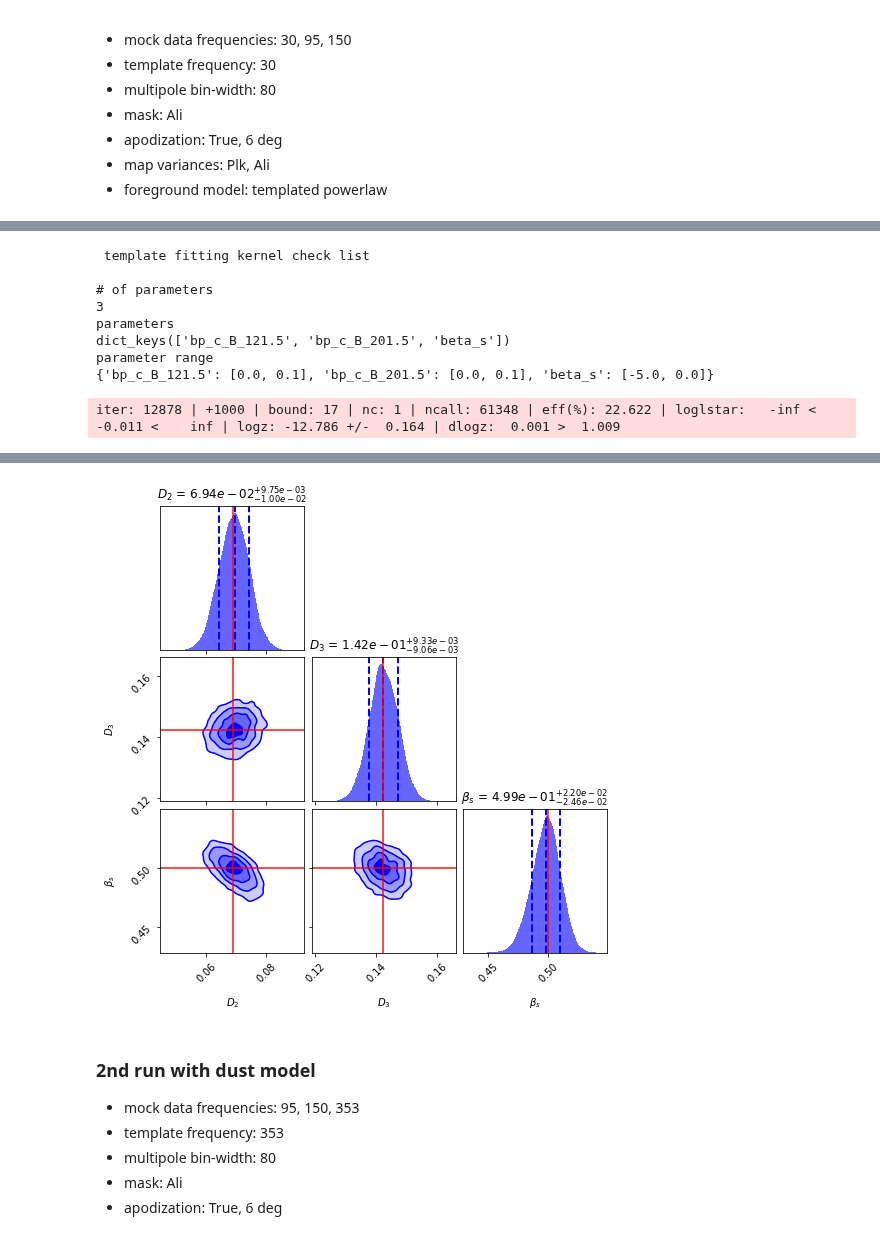
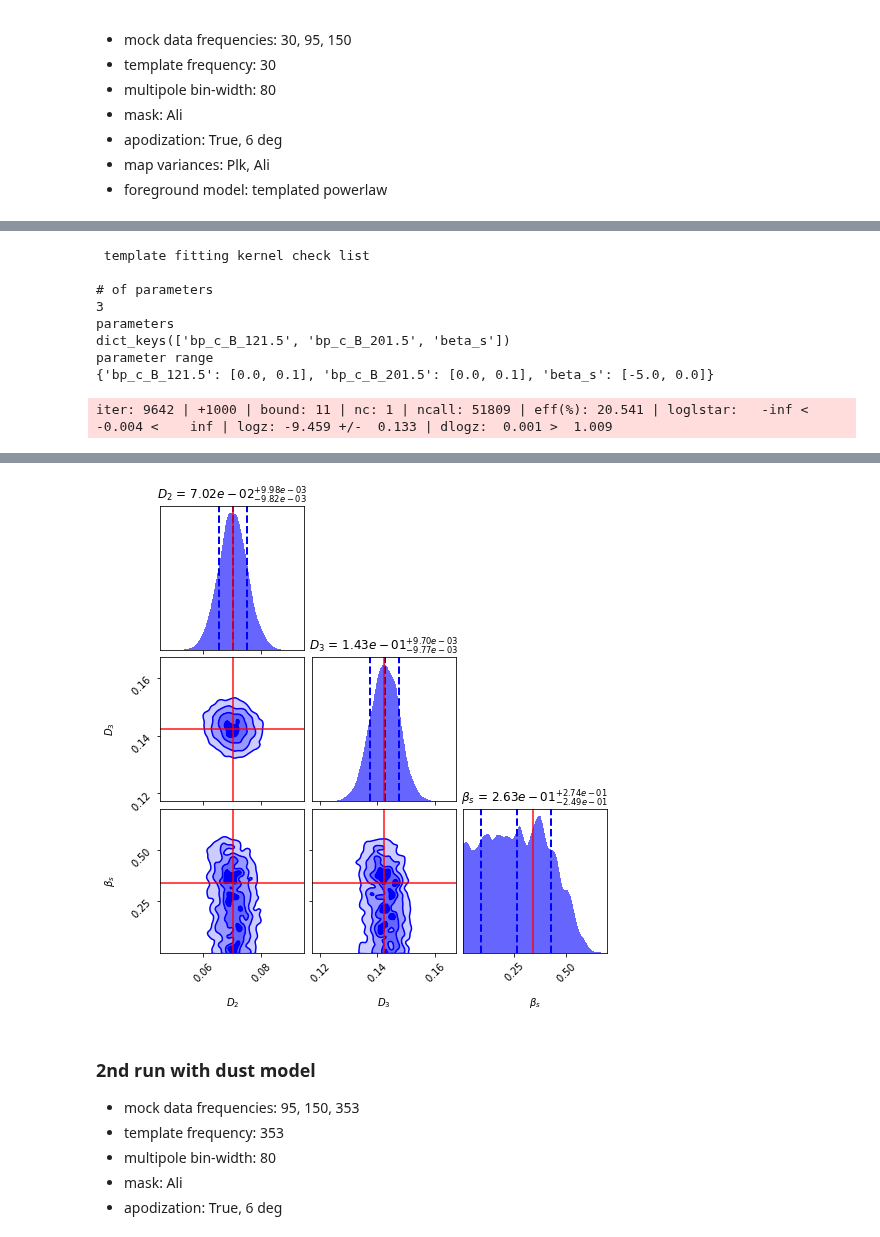
Before and after one commit to gioacchinowang/afra, a Jupyter notebook: tutorials/tutorial08.ipynb, the cells around one changed output, grey strips where cells are left out. Cells and saved outputs as stored; diff of their text form; code cells hidden in the pictures.

```diff
--- a/tutorials/tutorial08.ipynb
+++ b/tutorials/tutorial08.ipynb
@@ -151,7 +152,7 @@ engine.rerange({'bp_c_B_121.5':[0.,0.1],'bp_c_B_201.5':[0.,0.1]})
 KWARGS = {'nlive':1000}
 result = engine(kwargs=KWARGS)
 
-truths = list(auto_cmb_eb[2][1:]/0.1) + [0.5]
+truths = list(auto_cmb_eb[2][1:]/0.1) + [(5.-3.3)/5.]
 labels = [r'$D_2$',r'$D_3$',r'$\beta_s$']
 
 fg, ax = dyplot.cornerplot(result, color='blue', truths=truths,
@@ -167,4 +168,4 @@ parameters
 dict_keys(['bp_c_B_121.5', 'bp_c_B_201.5', 'beta_s'])
 parameter range
 {'bp_c_B_121.5': [0.0, 0.1], 'bp_c_B_201.5': [0.0, 0.1], 'beta_s': [-5.0, 0.0]}
-iter: 12878 | +1000 | bound: 17 | nc: 1 | ncall: 61348 | eff(%): 22.622 | loglstar:   -inf < -0.011 <    inf | logz: -12.786 +/-  0.164 | dlogz:  0.001 >  1.009
+iter: 9642 | +1000 | bound: 11 | nc: 1 | ncall: 51809 | eff(%): 20.541 | loglstar:   -inf < -0.004 <    inf | logz: -9.459 +/-  0.133 | dlogz:  0.001 >  1.009
@@ -173,4 +174,4 @@ Wall time: 1min 11s
-[figure, old version]
+[figure, new version]
 # %% [markdown]
 ### 2nd run with dust model
 
```
Also changed, not shown: parts of 6 cells of this notebook, 7 other files.
